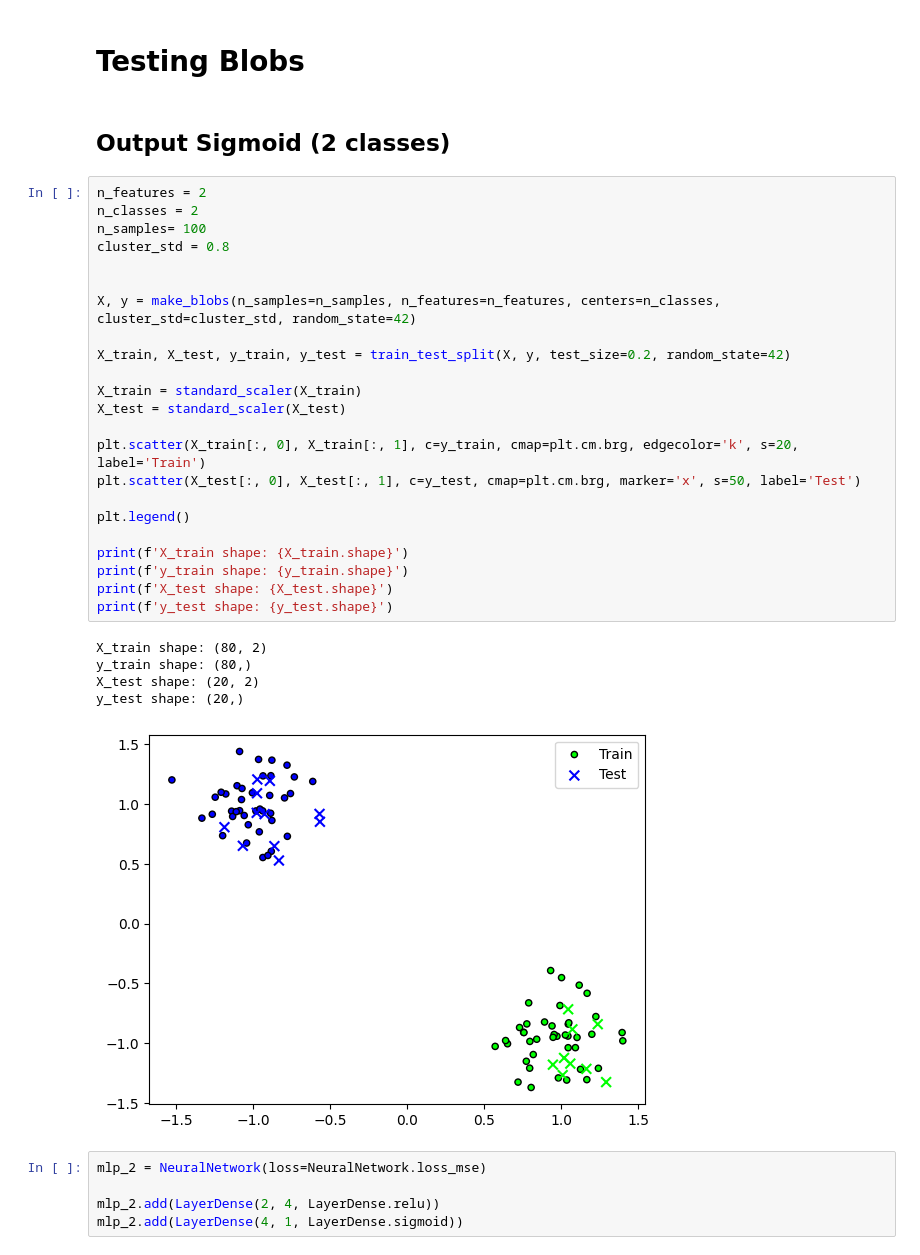
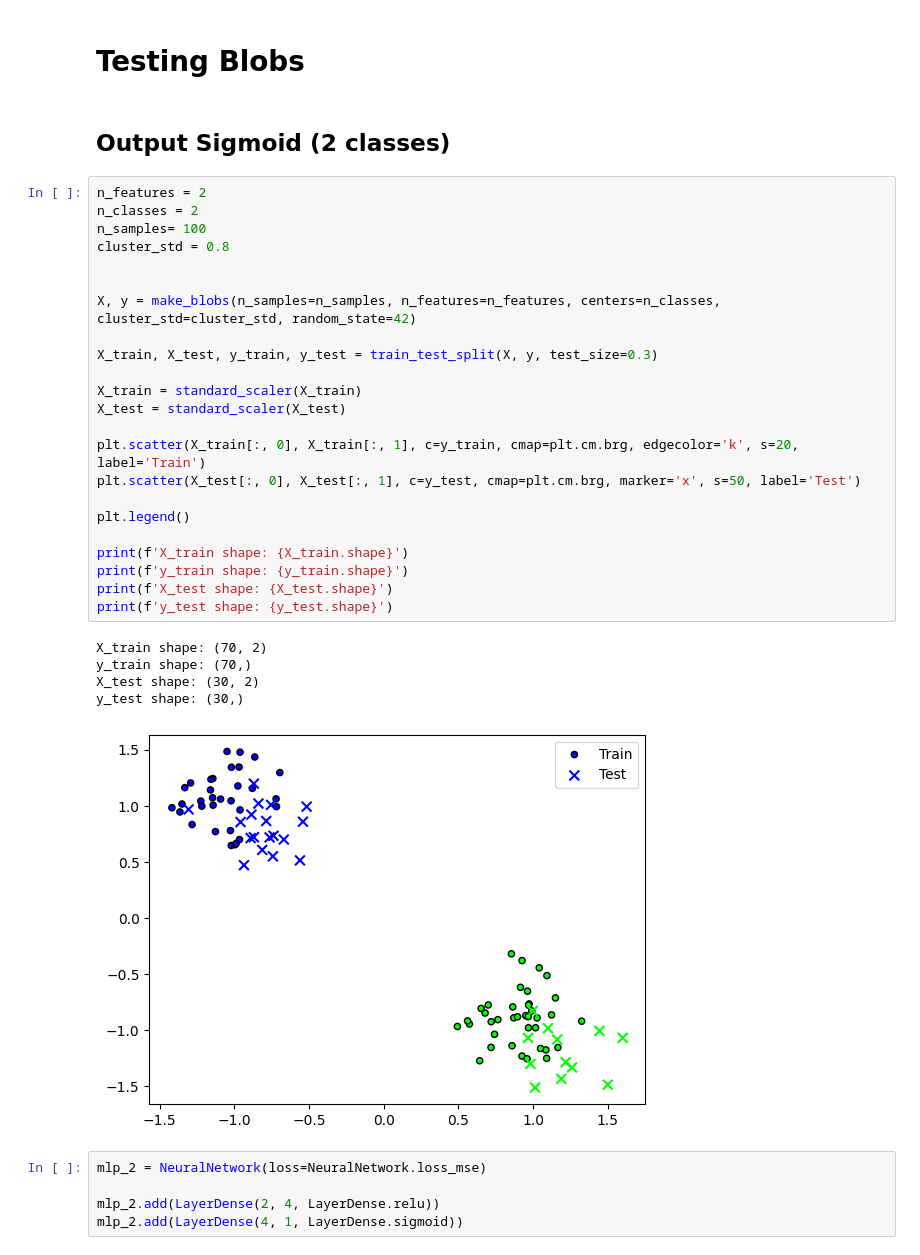
Before and after one commit to RaLLy08/scratch-mlp, a Jupyter notebook: python/mlp-scratch.ipynb, the cells around one changed output. Saved outputs shown, nothing was run; the diff lists cells and outputs as text.

```diff
--- a/python/mlp.ipynb
+++ b/python/mlp-scratch.ipynb
@@ -475,38 +540,38 @@ class NeuralNetwork:
         if self.output_layer().activation == LayerDense.sigmoid:
             return np.round(y_hat)
 # %% [markdown]
-<h1> Testing Blobs </h1>
+<h1> Testing Blobs</h1>
 # %% [markdown]
 <h2> Output Sigmoid (2 classes) </h2>
 # %%
 n_features = 2
 n_classes = 2
 n_samples= 100
 cluster_std = 0.8
 
 
 X, y = make_blobs(n_samples=n_samples, n_features=n_features, centers=n_classes, cluster_std=cluster_std, random_state=42)
 
-X_train, X_test, y_train, y_test = train_test_split(X, y, test_size=0.2, random_state=42)
+X_train, X_test, y_train, y_test = train_test_split(X, y, test_size=0.3)
 
 X_train = standard_scaler(X_train)
 X_test = standard_scaler(X_test)
 
 plt.scatter(X_train[:, 0], X_train[:, 1], c=y_train, cmap=plt.cm.brg, edgecolor='k', s=20, label='Train')
 plt.scatter(X_test[:, 0], X_test[:, 1], c=y_test, cmap=plt.cm.brg, marker='x', s=50, label='Test')
 
 plt.legend()
 
 print(f'X_train shape: {X_train.shape}')
 print(f'y_train shape: {y_train.shape}')
 print(f'X_test shape: {X_test.shape}')
 print(f'y_test shape: {y_test.shape}')
 # %% [output]
-X_train shape: (80, 2)
-y_train shape: (80,)
-X_test shape: (20, 2)
-y_test shape: (20,)
+X_train shape: (70, 2)
+y_train shape: (70,)
+X_test shape: (30, 2)
+y_test shape: (30,)
-[figure, old version]
+[figure, new version]
 # %%
 mlp_2 = NeuralNetwork(loss=NeuralNetwork.loss_mse)
 
```
Also changed, not shown: parts of 17 cells of this notebook, 2 other files.
